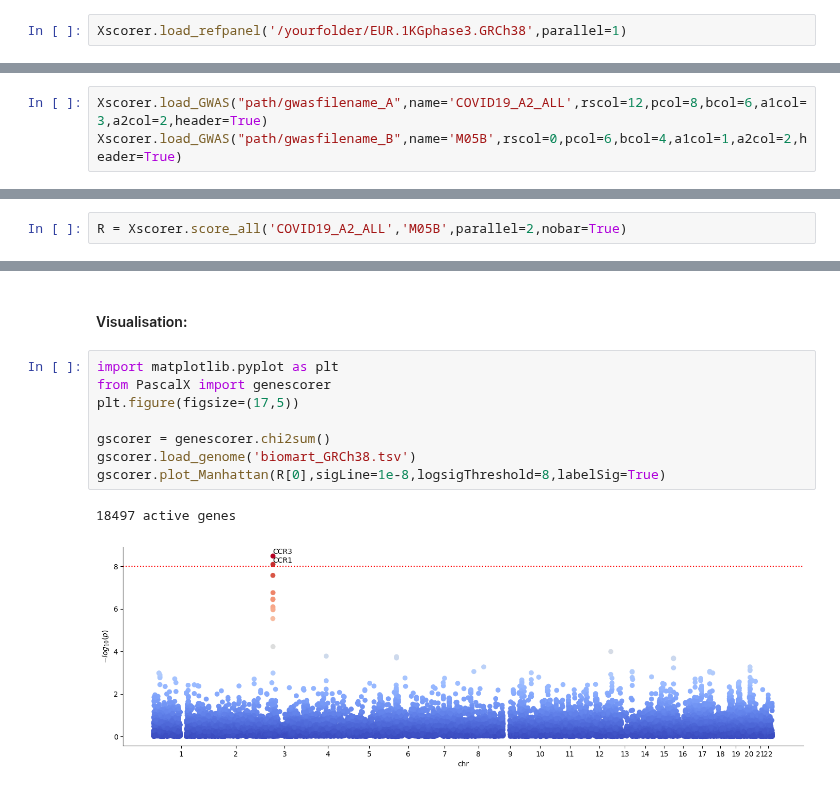
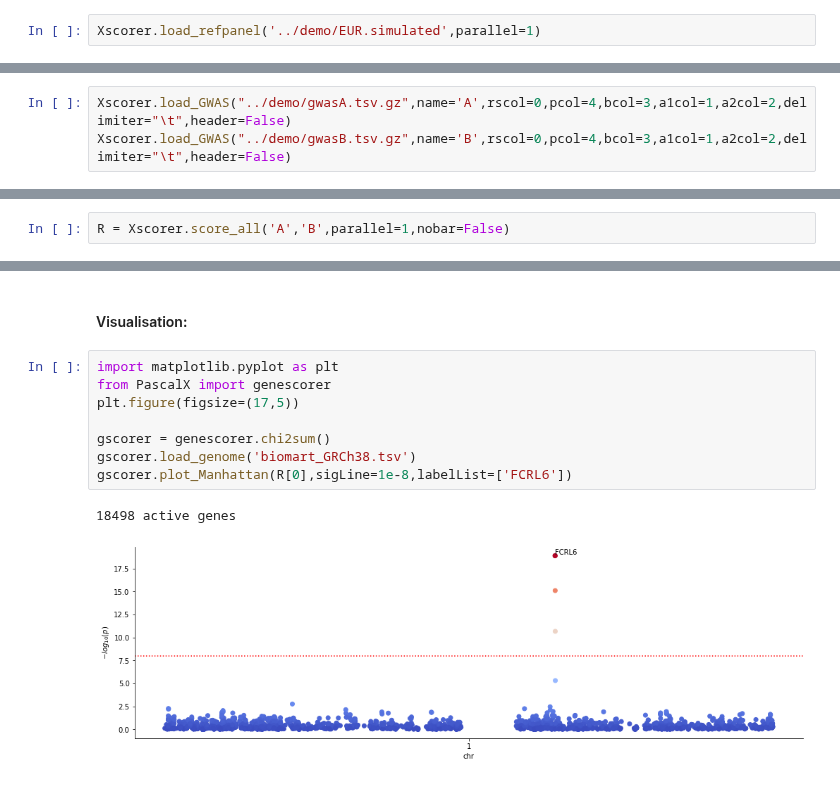
Before and after one commit to BergmannLab/PascalX, a Jupyter notebook: examples/x_scoring.ipynb, the cells around one changed output, grey strips where cells are left out. Drawn from its saved outputs; the diff is of its cells as text.

```diff
--- a/examples/x_scoring.ipynb
+++ b/examples/x_scoring.ipynb
@@ -15,4 +17,4 @@ Xscorer = xscorer.zsum(window=50000,varcutoff=0.99)
 # %% [markdown]
 #### Load the reference panel into the genescorer:
 # %%
-Xscorer.load_refpanel('/yourfolder/EUR.1KGphase3.GRCh38',parallel=1)
+Xscorer.load_refpanel('../demo/EUR.simulated',parallel=1)
@@ -41,5 +46,2 @@ Xscorer.load_genome('biomart_GRCh38.tsv')
 # %% [markdown]
 #### Load two GWAS:
-# %%
-Xscorer.load_GWAS("path/gwasfilename_A",name='COVID19_A2_ALL',rscol=12,pcol=8,bcol=6,a1col=3,a2col=2,header=True)
-Xscorer.load_GWAS("path/gwasfilename_B",name='M05B',rscol=0,pcol=6,bcol=4,a1col=1,a2col=2,header=True)
@@ -48,0 +48,3 @@ M05B 7253118 SNPs loaded ( min p: 3.1e-15 )
+# %%
+Xscorer.load_GWAS("../demo/gwasA.tsv.gz",name='A',rscol=0,pcol=4,bcol=3,a1col=1,a2col=2,delimiter="\t",header=False)
+Xscorer.load_GWAS("../demo/gwasB.tsv.gz",name='B',rscol=0,pcol=4,bcol=3,a1col=1,a2col=2,delimiter="\t",header=False)
@@ -63,4 +67,4 @@ Xscorer.jointlyRank('COVID19_A2_ALL','M05B')
 # %% [markdown]
 To score all genes in the loaded annotation, execute
 # %%
-R = Xscorer.score_all('COVID19_A2_ALL','M05B',parallel=2,nobar=True)
+R = Xscorer.score_all('A','B',parallel=1,nobar=False)
@@ -96,11 +94,11 @@ SLC6A20   2.8771437590169313e-06
 # %%
 import matplotlib.pyplot as plt
 from PascalX import genescorer
 plt.figure(figsize=(17,5))
 
 gscorer = genescorer.chi2sum()
 gscorer.load_genome('biomart_GRCh38.tsv')
-gscorer.plot_Manhattan(R[0],sigLine=1e-8,logsigThreshold=8,labelSig=True)
+gscorer.plot_Manhattan(R[0],sigLine=1e-8,labelList=['FCRL6'])
 # %% [output]
-18497 active genes
+18498 active genes
-[figure, old version]
+[figure, new version]
```
Also changed, not shown: parts of 11 cells of this notebook, 5 other files.
